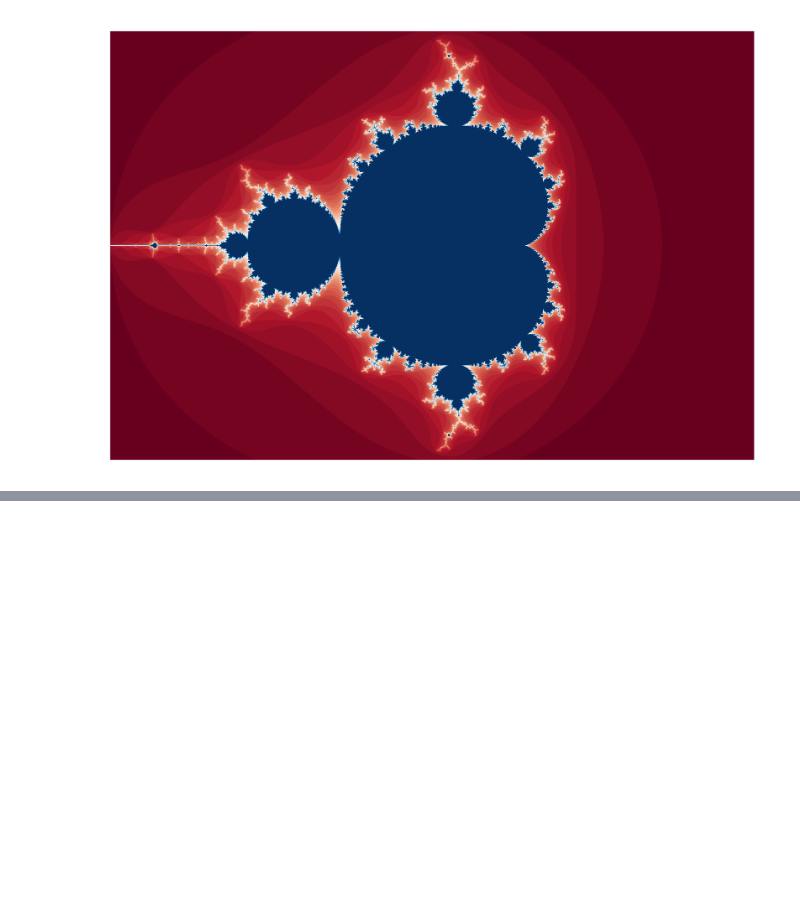
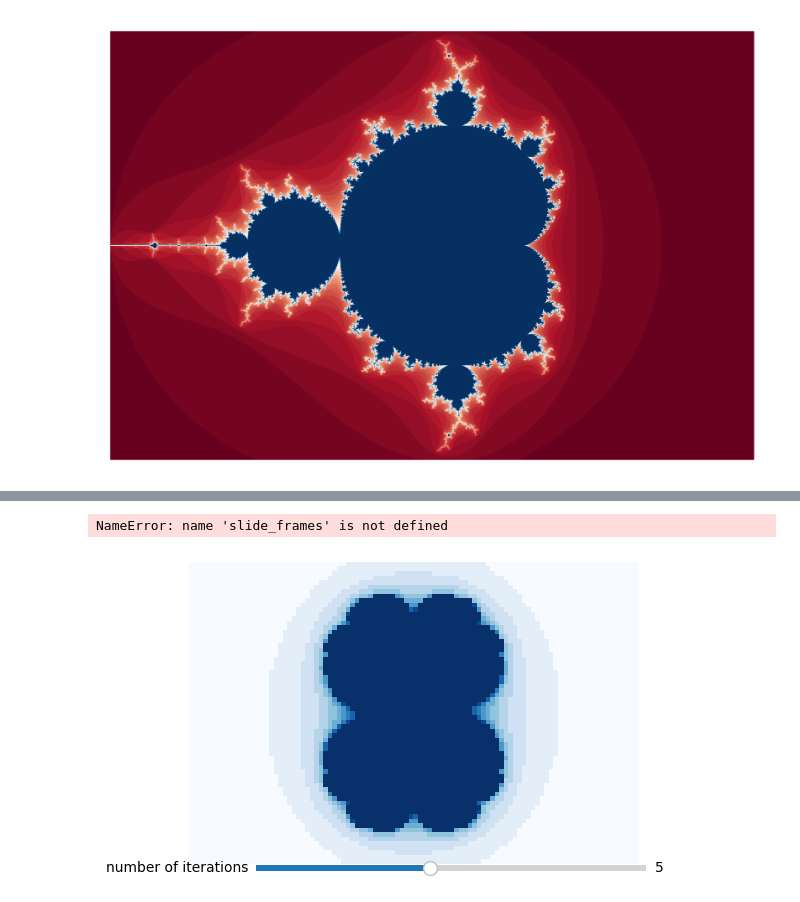
Before and after one commit to ReiYamahara/Miscellaneous-Pet-Projects, a Jupyter notebook: Mandelbrot and Julia Sets/src/julia_and_mandelbrot.ipynb, the cells around one changed output, grey strips where cells are left out. Drawn from its saved outputs; the diff is of its cells as text; code cells hidden in the pictures; blank space fills up the shorter version.

```diff
--- a/Mandelbrot and Julia Sets/src/julia_and_mandelbrot.ipynb
+++ b/Mandelbrot and Julia Sets/src/julia_and_mandelbrot.ipynb
@@ -15,0 +32,24 @@ julia_set_save_gif(iteration_array, dpi = 500)
+# %%
+iteration_array = julia_set_frames(x_pixels = 1000, iterations = 100)
+fig, ax = plt.subplots(dpi = 100)
+ax.axis('off')
+iterations = len(iteration_array)
+ims = []
+for i in range(iterations):
+    im = ax.imshow(iteration_array[i], animated = True, cmap = 'Blues')
+    ims.append([im])
+plt.show(ims[iterations - 1])
+ax_frames = plt.axes([0.25, 0.1, 0.65, 0.03])
+
+slider_frames = Slider(ax_frames, 'number of iterations', 1, iterations - 1, valinit = iterations, valstep = 1)
+
+def update(frame):
+    ax.clear()
+    ax.axis('off')
+    plt.show(ims[frame])
+
+slider_frames.on_changed(update)
+plt.show();
+# %% [output]
+NameError: name 'slide_frames' is not defined
+[figure, added]
```
Also changed, not shown: parts of 3 cells of this notebook, 3 other files.
